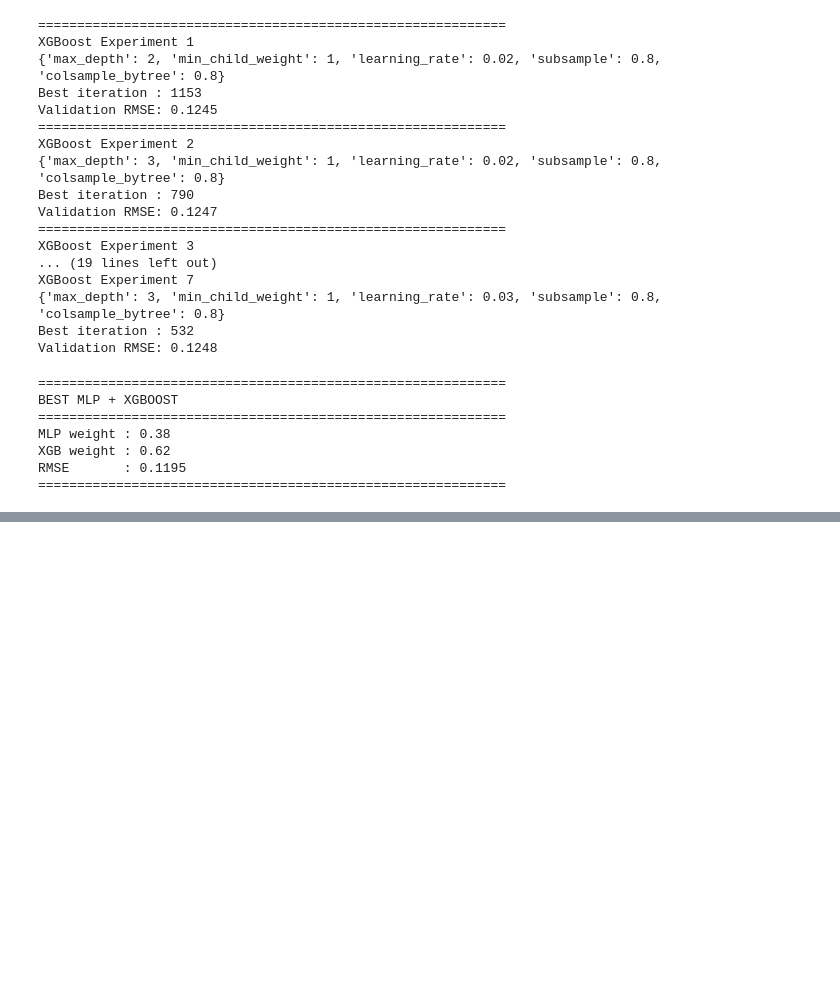
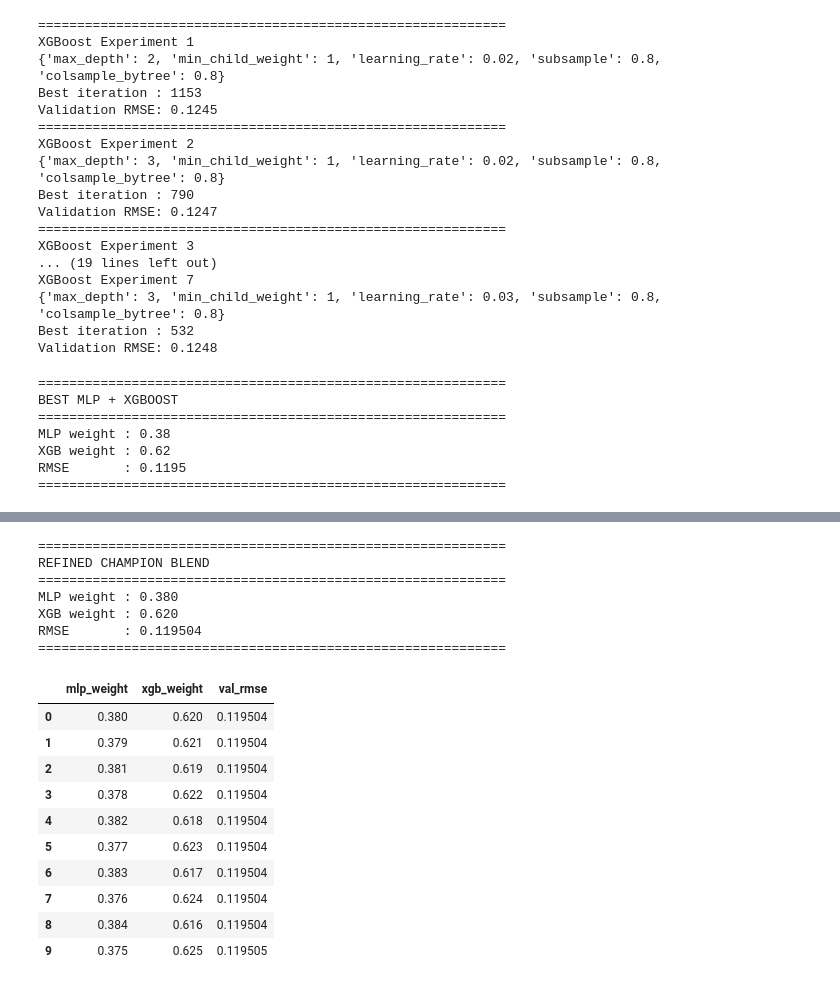
Before and after one commit to SGHPK0905/DeepLearning_3SV_DDU1231, a Jupyter notebook: BaitapNhom/Lab02/experiments/house_mlp_v1/Son_notebook/house_v2.ipynb, the cells around one changed output, grey strips where cells are left out. Saved outputs shown, nothing was run; the diff lists cells and outputs as text; code cells hidden in the pictures; blank space fills up the shorter version.

```diff
--- a/BaitapNhom/Lab02/experiments/house_mlp_v1/Son_notebook/house_v2.ipynb
+++ b/BaitapNhom/Lab02/experiments/house_mlp_v1/Son_notebook/house_v2.ipynb
@@ -1322,0 +1610,60 @@ RMSE       : 0.1195
+# %%
+# ================= REFINE CHAMPION BLEND =================
+
+champion_blend_results = []
+
+for w_mlp in np.arange(0.34, 0.43, 0.001):
+
+    w_xgb = 1.0 - w_mlp
+
+    pred = (
+        w_mlp * mlp_val_pred
+        + w_xgb * best_xgb_val_pred
+    )
+
+    rmse = np.sqrt(
+        mean_squared_error(y_val, pred)
+    )
+
+    champion_blend_results.append({
+        "mlp_weight": w_mlp,
+        "xgb_weight": w_xgb,
+        "val_rmse": rmse
+    })
+
+champion_blend_df = pd.DataFrame(
+    champion_blend_results
+).sort_values(
+    "val_rmse"
+).reset_index(drop=True)
+
+best_champion_blend = champion_blend_df.iloc[0]
+
+print("=" * 60)
+print("REFINED CHAMPION BLEND")
+print("=" * 60)
+print(f"MLP weight : {best_champion_blend['mlp_weight']:.3f}")
+print(f"XGB weight : {best_champion_blend['xgb_weight']:.3f}")
+print(f"RMSE       : {best_champion_blend['val_rmse']:.6f}")
+print("=" * 60)
+
+display(champion_blend_df.head(10))
+# %% [output]
+============================================================
+REFINED CHAMPION BLEND
+============================================================
+MLP weight : 0.380
+XGB weight : 0.620
+RMSE       : 0.119504
+============================================================
+|  | mlp_weight | xgb_weight | val_rmse |
+| 0 | 0.380 | 0.620 | 0.119504 |
+| 1 | 0.379 | 0.621 | 0.119504 |
+| 2 | 0.381 | 0.619 | 0.119504 |
+| 3 | 0.378 | 0.622 | 0.119504 |
+| 4 | 0.382 | 0.618 | 0.119504 |
+| 5 | 0.377 | 0.623 | 0.119504 |
+| 6 | 0.383 | 0.617 | 0.119504 |
+| 7 | 0.376 | 0.624 | 0.119504 |
+| 8 | 0.384 | 0.616 | 0.119504 |
+| 9 | 0.375 | 0.625 | 0.119505 |
```
Also changed, not shown: parts of 4 cells of this notebook.
